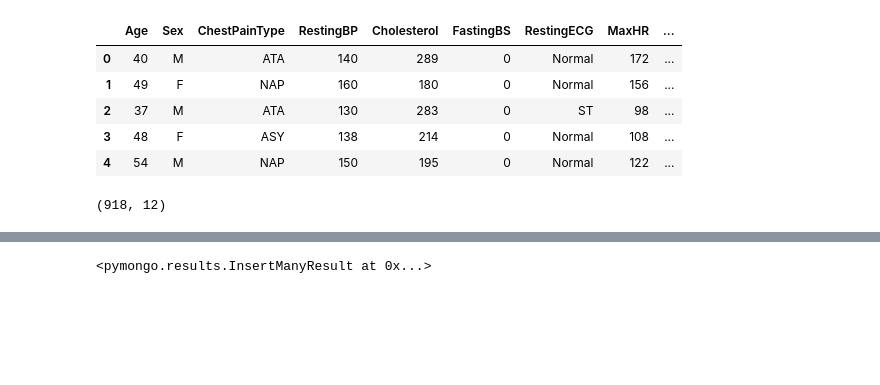
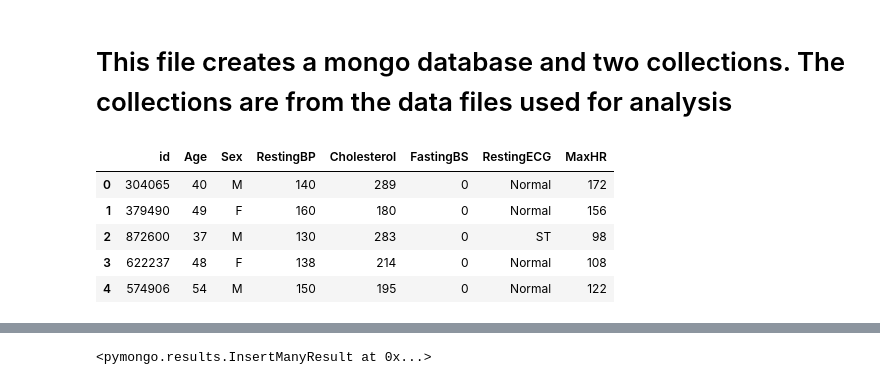
Before and after one commit to yutachung/Predicting_Heart_Disease, a Jupyter notebook: create_mongodb.ipynb, the cells around one changed output, grey strips where cells are left out. Cells and saved outputs as stored; diff of their text form; code cells hidden in the pictures; blank space fills up the shorter version.

```diff
--- a/create_mongodb.ipynb
+++ b/create_mongodb.ipynb
@@ -1,3 +1,5 @@
+# %% [markdown]
+# This file creates a mongo database and two collections. The collections are from the data files used for analysis
 # %%
 # Import dependencies
 import pymongo
@@ -9,17 +11,14 @@ import json
 client = MongoClient("mongodb+srv://bootcamp_capstone:heart123@bootcamp.kzqan.mongodb.net/myFirstDatabase?retryWrites=true&w=majority")
 # %%
 # Import CSV
-df = pd.read_csv("heart.csv")
+df_1 = pd.read_csv("heart_1.csv")
+df_2 = pd.read_csv("heart_2.csv")
 # %%
-df.head()
+df_1.head()
 # %% [output]
-|  | Age | Sex | ChestPainType | RestingBP | Cholesterol | FastingBS | RestingECG | MaxHR | ... |
-| 0 | 40 | M | ATA | 140 | 289 | 0 | Normal | 172 | ... |
-| 1 | 49 | F | NAP | 160 | 180 | 0 | Normal | 156 | ... |
-| 2 | 37 | M | ATA | 130 | 283 | 0 | ST | 98 | ... |
-| 3 | 48 | F | ASY | 138 | 214 | 0 | Normal | 108 | ... |
-| 4 | 54 | M | NAP | 150 | 195 | 0 | Normal | 122 | ... |
+|  | id | Age | Sex | RestingBP | Cholesterol | FastingBS | RestingECG | MaxHR |
+| 0 | 304065 | 40 | M | 140 | 289 | 0 | Normal | 172 |
+| 1 | 379490 | 49 | F | 160 | 180 | 0 | Normal | 156 |
+| 2 | 872600 | 37 | M | 130 | 283 | 0 | ST | 98 |
+| 3 | 622237 | 48 | F | 138 | 214 | 0 | Normal | 108 |
+| 4 | 574906 | 54 | M | 150 | 195 | 0 | Normal | 122 |
-# %%
-df.shape
-# %% [output]
-(918, 12)
```
Also changed, not shown: parts of 8 cells of this notebook.
